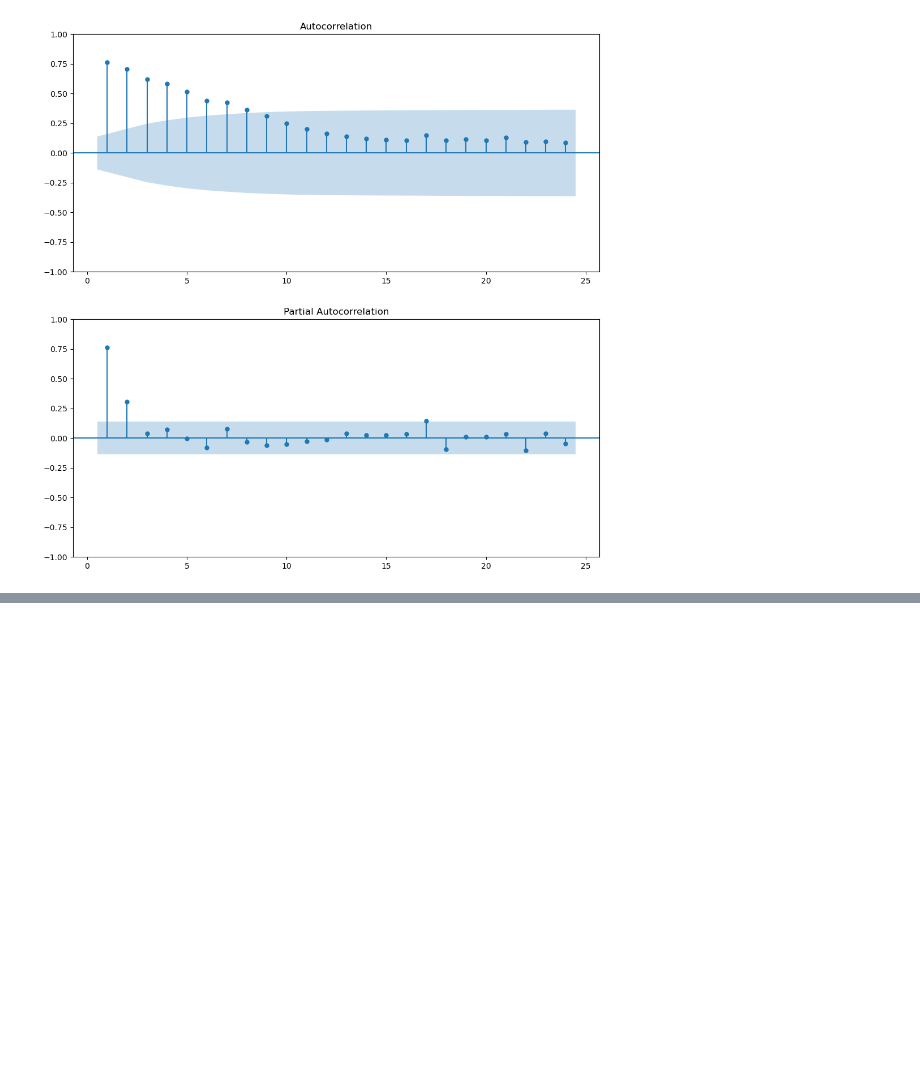
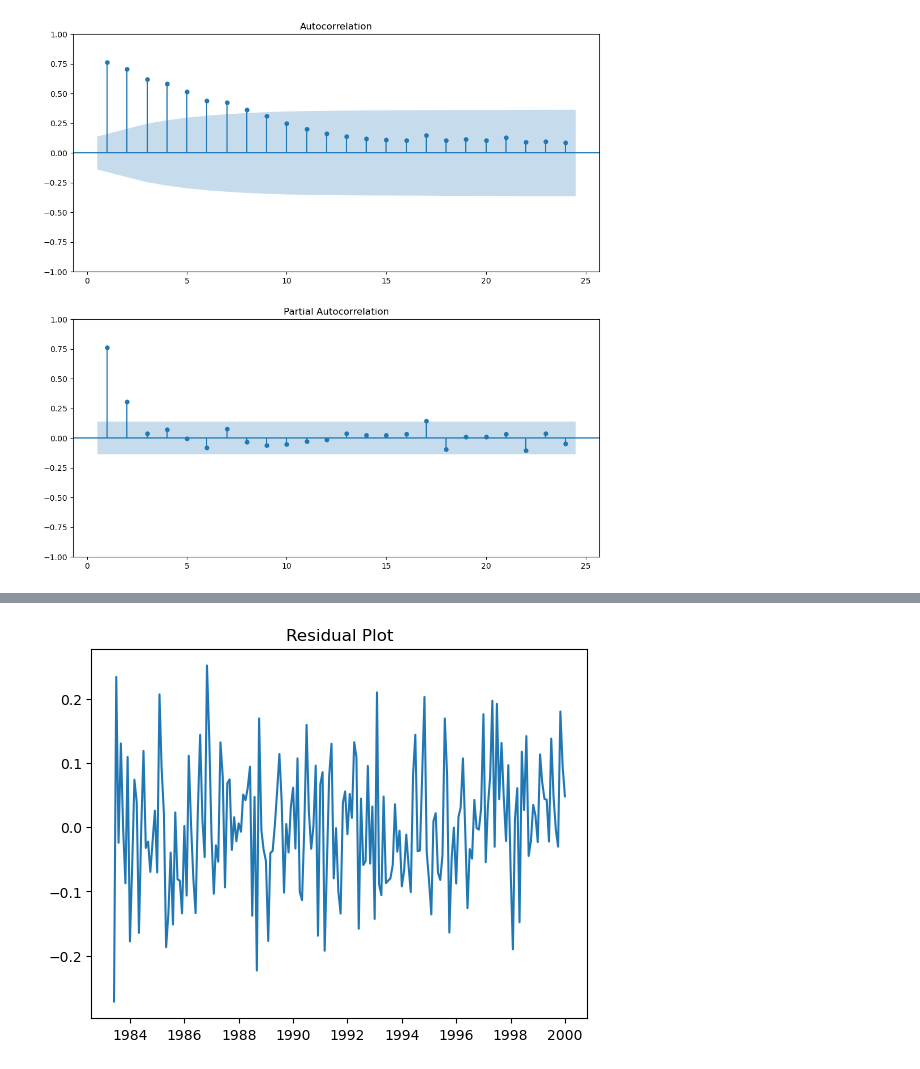
Before and after one commit to TomRush20/BAN-6025-Machine-Learning, a Jupyter notebook: ARIMA_Practice.ipynb, the cells around one changed output, grey strips where cells are left out. Saved outputs shown, nothing was run; the diff lists cells and outputs as text; code cells hidden in the pictures; blank space fills up the shorter version.

```diff
--- a/ARIMA_Practice.ipynb
+++ b/ARIMA_Practice.ipynb
@@ -166,3 +170,10 @@ Covariance Type:                  opg
 
 Warnings:
 [1] Covariance matrix calculated using the outer product of gradients (complex-step).
+# %%
+residuals = fit_ar2.resid
+plt.plot(residuals)
+plt.title('Residual Plot')
+plt.show()
+# %% [output]
+[figure, added]
```
Also changed, not shown: parts of 5 cells of this notebook.
